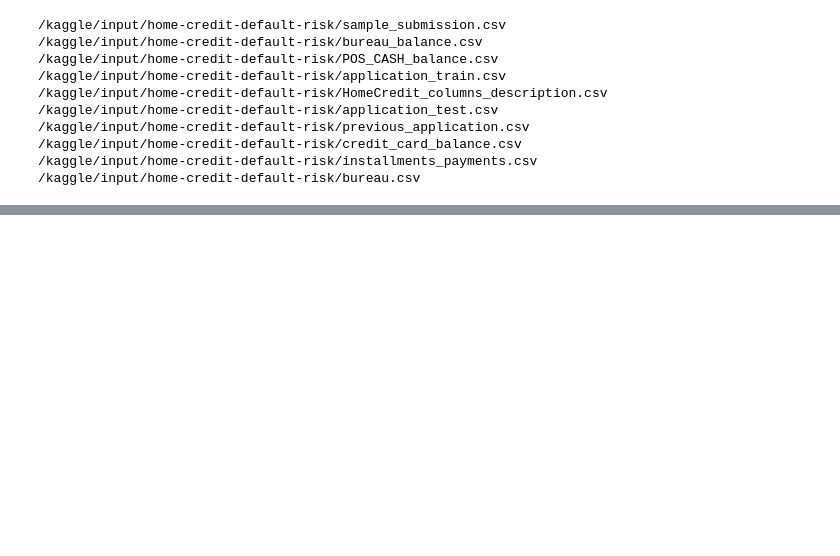
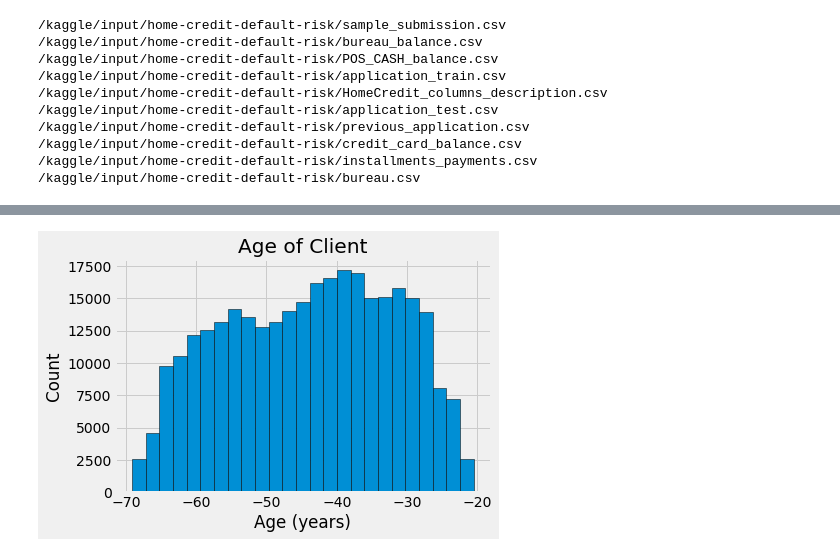
Before and after one commit to BarbosaRicardo/aai-510-dataset, a Jupyter notebook: module-1.ipynb, the cells around one changed output, grey strips where cells are left out. Drawn from its saved outputs; the diff is of its cells as text; code cells hidden in the pictures; blank space fills up the shorter version.

```diff
--- a/module-1.ipynb
+++ b/module-1.ipynb
@@ -29,3 +31,9 @@ for dirname, _, filenames in os.walk('/kaggle/input'):
 /kaggle/input/home-credit-default-risk/credit_card_balance.csv
 /kaggle/input/home-credit-default-risk/installments_payments.csv
 /kaggle/input/home-credit-default-risk/bureau.csv
+# %%
+#Loading Dataset
+#Removing rows with Target value as null
+train_data = pd.read_csv("../input/home-credit-default-risk/application_train.csv")
+train_data = train_data[~train_data['TARGET'].isnull()]
+train_data.head()
@@ -31,0 +86,9 @@ for dirname, _, filenames in os.walk('/kaggle/input'):
+# %%
+# Set the style of plots
+plt.style.use('fivethirtyeight')
+
+# Plot the distribution of ages in years
+plt.hist(train_data['DAYS_BIRTH'] / 365, edgecolor = 'k', bins = 25)
+plt.title('Age of Client'); plt.xlabel('Age (years)'); plt.ylabel('Count');
+# %% [output]
+[figure, added]
```
Also changed, not shown: parts of 17 cells of this notebook.
